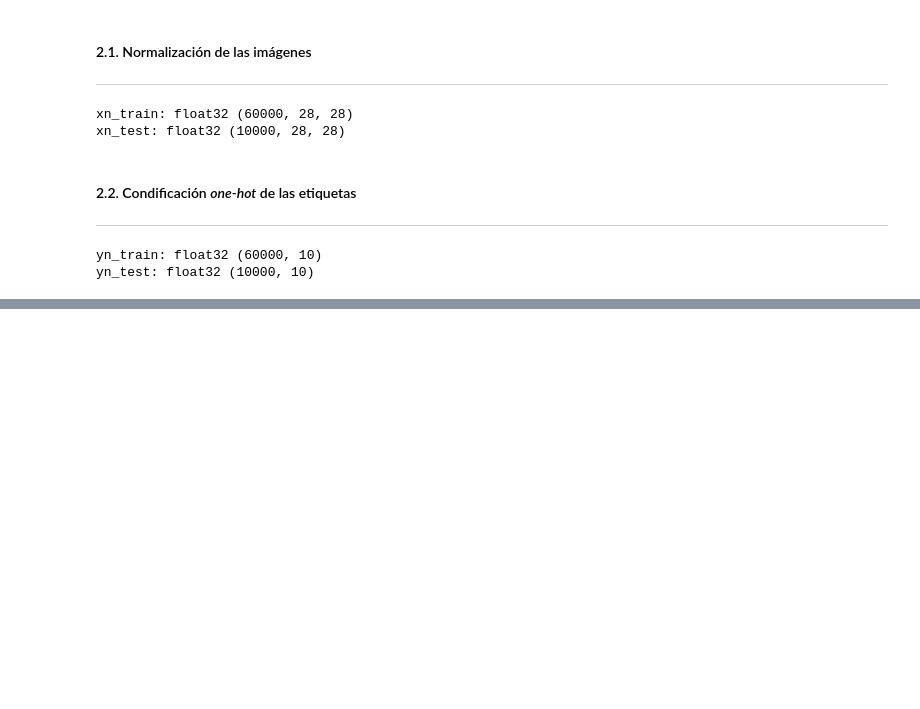
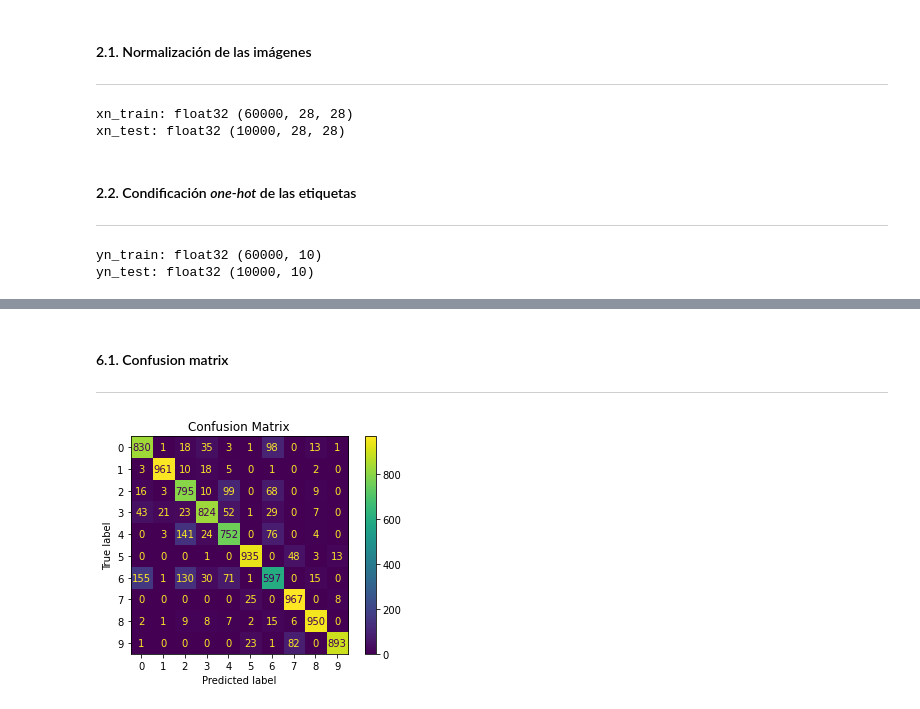
Before and after one commit to nosolobots/ai, a Jupyter notebook: books/Python_DL-torres/ch05_nn_keras/keras_MNIST_Fashion.ipynb, the cells around one changed output, grey strips where cells are left out. Cells and saved outputs as stored; diff of their text form; code cells hidden in the pictures; blank space fills up the shorter version.

Commit message:
modif ch05_nn_keras/keras_MNIST_*

```diff
--- a/books/Python_DL-torres/ch05_nn_keras/keras_MNIST_Fashion.ipynb
+++ b/books/Python_DL-torres/ch05_nn_keras/keras_MNIST_Fashion.ipynb
@@ -158,0 +167,10 @@ label: 4 --> one-hot: [0. 0. 0. 0. 1. 0. 0. 0. 0. 0.]
+# %%
+# model definition
+model = tf.keras.Sequential(name="mnist_fashion_model")
+# añadimos una capa para convertir la entrada a un vector-1D (flatten)
+model.add(tf.keras.layers.Flatten(input_shape=(28,28), name="input"))
+model.add(tf.keras.layers.Dense(10, activation="relu", name="hidden"))
+model.add(tf.keras.layers.Dense(10, activation="softmax", name="ouput"))
+
+# model description
+model.summary()
@@ -158,0 +196,2 @@ label: 4 --> one-hot: [0. 0. 0. 0. 1. 0. 0. 0. 0. 0.]
+# %%
+model.compile(loss="categorical_crossentropy", optimizer="adam", metrics=['accuracy'])
@@ -158,0 +201,2 @@ label: 4 --> one-hot: [0. 0. 0. 0. 1. 0. 0. 0. 0. 0.]
+# %%
+model.fit(xn_train, yn_train, epochs=10)
@@ -158,0 +235,14 @@ label: 4 --> one-hot: [0. 0. 0. 0. 1. 0. 0. 0. 0. 0.]
+# %% [markdown]
+#### 6.1. Confusion matrix
+---
+# %%
+from sklearn.metrics import confusion_matrix, ConfusionMatrixDisplay
+
+predictions = model.predict(xn_test)
+cm = confusion_matrix(y_test, predictions.argmax(axis=1))
+img = ConfusionMatrixDisplay(confusion_matrix=cm)
+img.plot()
+plt.title("Confusion Matrix")
+plt.show()
+# %% [output]
+[figure, added]
```
Also changed, not shown: parts of 14 cells of this notebook, 1 other file.
